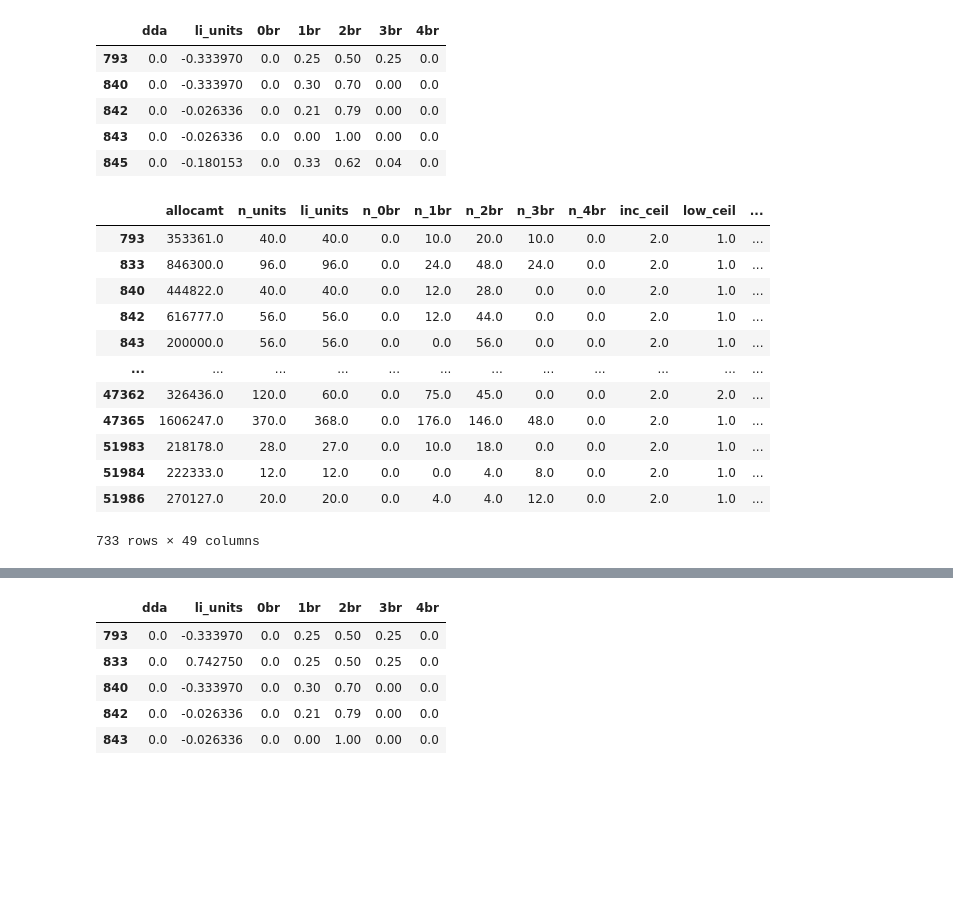
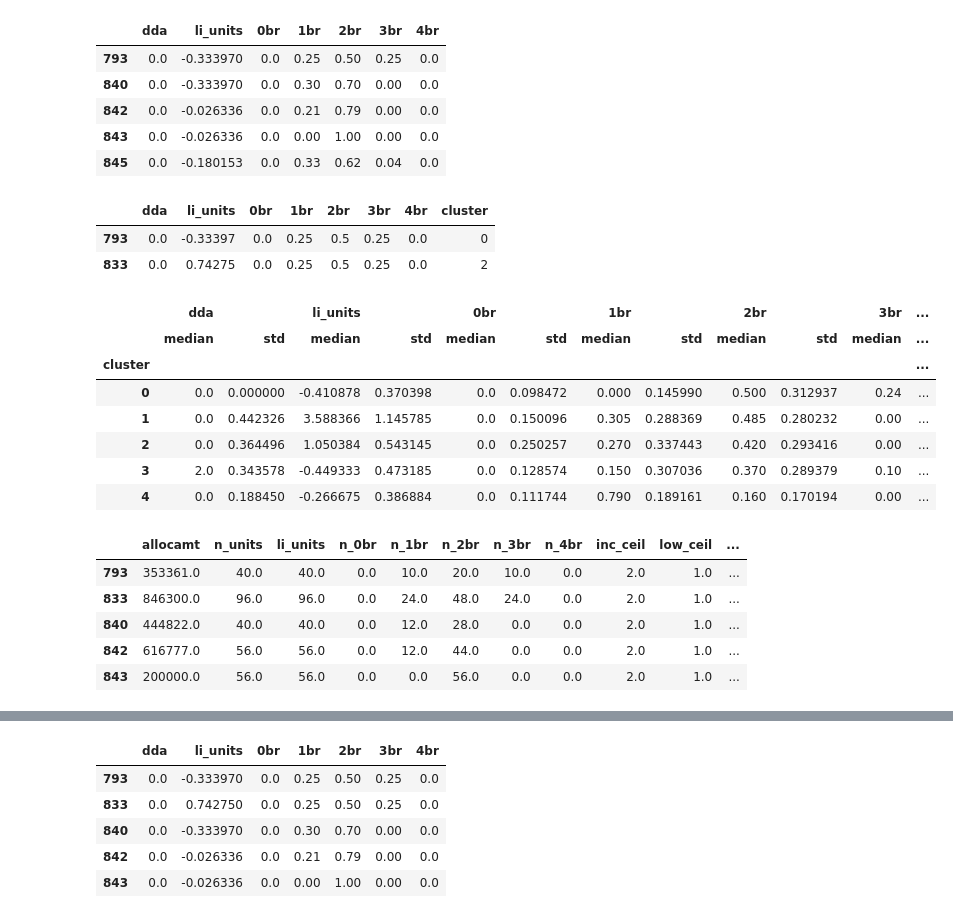
Before and after one commit to pndang/ULI-UCSD-H2H, a Jupyter notebook: LIHTC_analysis/clustering-analysis.ipynb, the cells around one changed output, grey strips where cells are left out. Saved outputs shown, nothing was run; the diff lists cells and outputs as text; code cells hidden in the pictures; blank space fills up the shorter version.

Commit message:
add kmeans clustering, dataset with property loc

```diff
--- a/LIHTC_analysis/clustering-analysis.ipynb
+++ b/LIHTC_analysis/clustering-analysis.ipynb
@@ -1036,0 +1031,29 @@ X6[X6['li_units'] < 0].head()
+# %%
+plotDf.head(2)
+# %% [output]
+|  | dda | li_units | 0br | 1br | 2br | 3br | 4br | cluster |
+| 793 | 0.0 | -0.33397 | 0.0 | 0.25 | 0.5 | 0.25 | 0.0 | 0 |
+| 833 | 0.0 | 0.74275 | 0.0 | 0.25 | 0.5 | 0.25 | 0.0 | 2 |
+# %%
+# get center (median) and spread (std) for each cluster
+
+def describeClusters(df):
+    cols = df.columns
+    f = {}
+    for col in cols:
+        if col == 'cluster':
+            continue
+        f[col] = ['median', 'std']
+    output = df.groupby('cluster').agg(f)
+    return output
+# %%
+describeClusters(plotDf)
+# %% [output]
+|  | dda |  | li_units |  | 0br |  | 1br |  | 2br |  | 3br | ... |
+|  | median | std | median | std | median | std | median | std | median | std | median | ... |
+| cluster |  |  |  |  |  |  |  |  |  |  |  | ... |
+| 0 | 0.0 | 0.000000 | -0.410878 | 0.370398 | 0.0 | 0.098472 | 0.000 | 0.145990 | 0.500 | 0.312937 | 0.24 | ... |
+| 1 | 0.0 | 0.442326 | 3.588366 | 1.145785 | 0.0 | 0.150096 | 0.305 | 0.288369 | 0.485 | 0.280232 | 0.00 | ... |
+| 2 | 0.0 | 0.364496 | 1.050384 | 0.543145 | 0.0 | 0.250257 | 0.270 | 0.337443 | 0.420 | 0.293416 | 0.00 | ... |
+| 3 | 2.0 | 0.343578 | -0.449333 | 0.473185 | 0.0 | 0.128574 | 0.150 | 0.307036 | 0.370 | 0.289379 | 0.10 | ... |
+| 4 | 0.0 | 0.188450 | -0.266675 | 0.386884 | 0.0 | 0.111744 | 0.790 | 0.189161 | 0.160 | 0.170194 | 0.00 | ... |
@@ -1037,5 +1102,5 @@ X6[X6['li_units'] < 0].head()
 # %%
-df
+df.head()
 # %% [output]
 |  | allocamt | n_units | li_units | n_0br | n_1br | n_2br | n_3br | n_4br | inc_ceil | low_ceil | ... |
 | 793 | 353361.0 | 40.0 | 40.0 | 0.0 | 10.0 | 20.0 | 10.0 | 0.0 | 2.0 | 1.0 | ... |
@@ -1043,10 +1108,3 @@ df
 | 840 | 444822.0 | 40.0 | 40.0 | 0.0 | 12.0 | 28.0 | 0.0 | 0.0 | 2.0 | 1.0 | ... |
 | 842 | 616777.0 | 56.0 | 56.0 | 0.0 | 12.0 | 44.0 | 0.0 | 0.0 | 2.0 | 1.0 | ... |
 | 843 | 200000.0 | 56.0 | 56.0 | 0.0 | 0.0 | 56.0 | 0.0 | 0.0 | 2.0 | 1.0 | ... |
-| ... | ... | ... | ... | ... | ... | ... | ... | ... | ... | ... | ... |
-| 47362 | 326436.0 | 120.0 | 60.0 | 0.0 | 75.0 | 45.0 | 0.0 | 0.0 | 2.0 | 2.0 | ... |
-| 47365 | 1606247.0 | 370.0 | 368.0 | 0.0 | 176.0 | 146.0 | 48.0 | 0.0 | 2.0 | 1.0 | ... |
-| 51983 | 218178.0 | 28.0 | 27.0 | 0.0 | 10.0 | 18.0 | 0.0 | 0.0 | 2.0 | 1.0 | ... |
-| 51984 | 222333.0 | 12.0 | 12.0 | 0.0 | 0.0 | 4.0 | 8.0 | 0.0 | 2.0 | 1.0 | ... |
-| 51986 | 270127.0 | 20.0 | 20.0 | 0.0 | 4.0 | 4.0 | 12.0 | 0.0 | 2.0 | 1.0 | ... |
-733 rows × 49 columns
```
Also changed, not shown: parts of 30 cells of this notebook, 1 other file.
